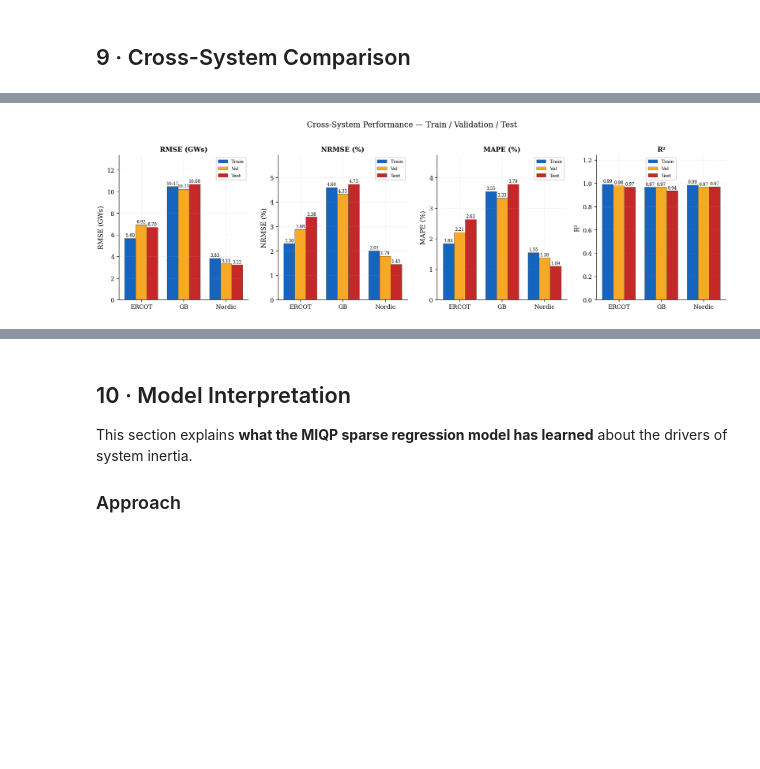
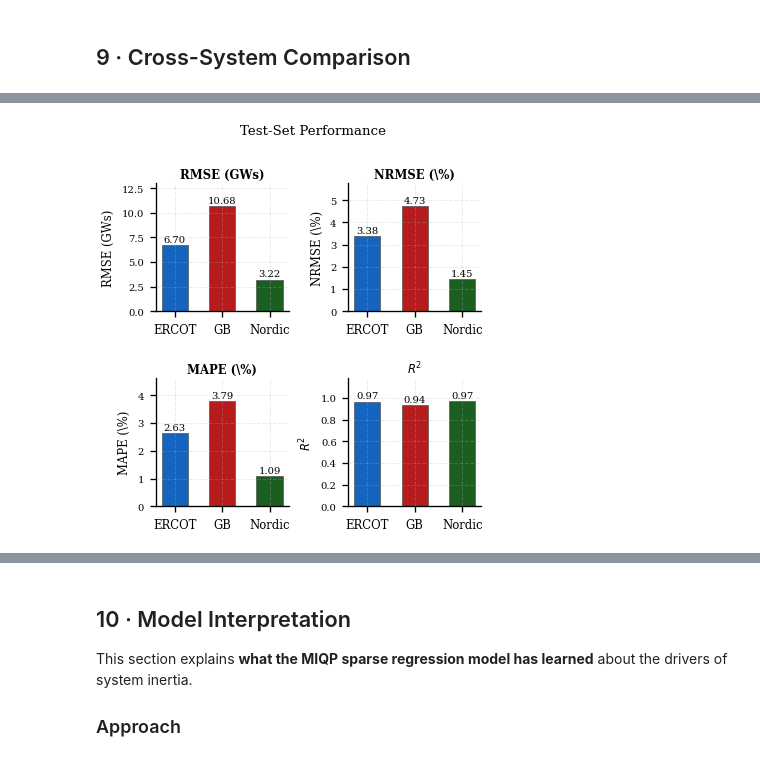
Before and after one commit to Alirezalm/inertia, a Jupyter notebook: main.ipynb, the cells around one changed output, grey strips where cells are left out. Drawn from its saved outputs; the diff is of its cells as text; code cells hidden in the pictures; blank space fills up the shorter version.

```diff
--- a/main.ipynb
+++ b/main.ipynb
@@ -520,54 +491,50 @@ for sname in ['ERCOT','GB','Nordic']:
 # %% [markdown]
 ## 9 · Cross-System Comparison
 # %%
-# ── Metrics table ─────────────────────────────────────────────────────────
+# ── Metrics table (text) ──────────────────────────────────────────────────────
 rows = []
-for sname in ['ERCOT','GB','Nordic']:
-    for sp_ in ['train','val','test']:
+for sname in ['ERCOT', 'GB', 'Nordic']:
+    for sp_ in ['train', 'val', 'test']:
         m = all_metrics[sname][sp_]
         rows.append({'System': sname, 'Split': sp_.capitalize(),
                      'K*': best_K[sname],
                      'RMSE (GWs)': f"{m['rmse']/1e3:.2f}",
-                     'MAE (GWs)':  f"{m['mae']/1e3:.2f}",
                      'MAPE (%)':   f"{m['mape']:.2f}",
                      'NRMSE (%)':  f"{m['nrmse']:.2f}",
                      'R2':         f"{m['r2']:.4f}"})
-summary = pd.DataFrame(rows).set_index(['System','Split'])
+summary = pd.DataFrame(rows).set_index(['System', 'Split'])
 print(summary.to_string())
 
-# ── Grouped bar chart ─────────────────────────────────────────────────────
-snames   = ['ERCOT','GB','Nordic']
-splits_  = ['train','val','test']
-sp_col   = {'train':'#1565C0','val':'#F9A825','test':'#C62828'}
-x = np.arange(len(snames)); w = 0.26
+# ── 2×2 bar chart — test-set metrics only ────────────────────────────────────
+snames  = ['ERCOT', 'GB', 'Nordic']
+metric_defs = [
+    ('RMSE (GWs)',  lambda m: m['rmse'] / 1e3),
+    ('NRMSE (\%)',  lambda m: m['nrmse']),
+    ('MAPE (\%)',   lambda m: m['mape']),
+    ('$R^2$',       lambda m: m['r2']),
+]
+bar_colors = [PALETTE[s] for s in snames]
+x = np.arange(len(snames))
 
-metric_defs = [
-    ('RMSE (GWs)', lambda m: m['rmse']/1e3),
-    ('NRMSE (%)',  lambda m: m['nrmse']),
-    ('MAPE (%)',   lambda m: m['mape']),
-    ('R\u00b2',  lambda m: m['r2']),
-]
+fig, axes = plt.subplots(2, 2, figsize=(3.5, 3.5),
+                         gridspec_kw={'hspace': 0.52, 'wspace': 0.45})
+fig.suptitle('Test-Set Performance', fontsize=8, y=1.02)
 
-fig, axes = plt.subplots(1, 4, figsize=(15, 4.5))
-for ax, (ylabel, fn) in zip(axes, metric_defs):
-    all_vals = [fn(all_metrics[s][sp_]) for s in snames for sp_ in splits_]
-    for i, sp_ in enumerate(splits_):
-        vals = [fn(all_metrics[s][sp_]) for s in snames]
-        bars = ax.bar(x + (i-1)*w, vals, w, color=sp_col[sp_],
-                      edgecolor='0.3', linewidth=0.5, label=sp_.capitalize())
-        for bar, v in zip(bars, vals):
-            ax.text(bar.get_x()+bar.get_width()/2,
-                    bar.get_height()+0.005*max(all_vals),
-                    f'{v:.2f}', ha='center', va='bottom', fontsize=7)
-    ax.set_xticks(x); ax.set_xticklabels(snames, fontsize=10)
-    ax.set_ylabel(ylabel, fontsize=11)
-    ax.set_title(ylabel, fontsize=11)
-    ax.set_ylim(0, max(all_vals) * 1.25)
-    ax.legend(fontsize=8)
+for ax, (ylabel, fn) in zip(axes.flat, metric_defs):
+    vals = [fn(all_metrics[s]['test']) for s in snames]
+    bars = ax.bar(x, vals, color=bar_colors, edgecolor='0.3',
+                  linewidth=0.4, width=0.55)
+    for bar, v in zip(bars, vals):
+        ax.text(bar.get_x() + bar.get_width() / 2,
+                bar.get_height() + 0.01 * max(vals),
+                f'{v:.2f}', ha='center', va='bottom', fontsize=6)
+    ax.set_xticks(x)
+    ax.set_xticklabels(snames, fontsize=7)
+    ax.set_ylabel(ylabel, fontsize=7)
+    ax.set_title(ylabel, fontsize=7, pad=3)
+    ax.set_ylim(0, max(vals) * 1.22)
+    ax.tick_params(axis='y', labelsize=6)
 
-fig.suptitle('Cross-System Performance \u2014 Train / Validation / Test',
-             fontsize=13, y=1.02)
-plt.tight_layout()
-plt.savefig(f'{DATA_DIR}/summary_metrics.png')
+plt.savefig(f'{DATA_DIR}/summary_metrics.png', dpi=300, bbox_inches='tight')
 plt.show()
 # %% [output]
@@ -585 +552 @@ Nordic Train   2       3.83      2.85     1.55      2.01  0.9855
-[figure, old version]
+[figure, new version]
```
Also changed, not shown: parts of 7 cells of this notebook.
